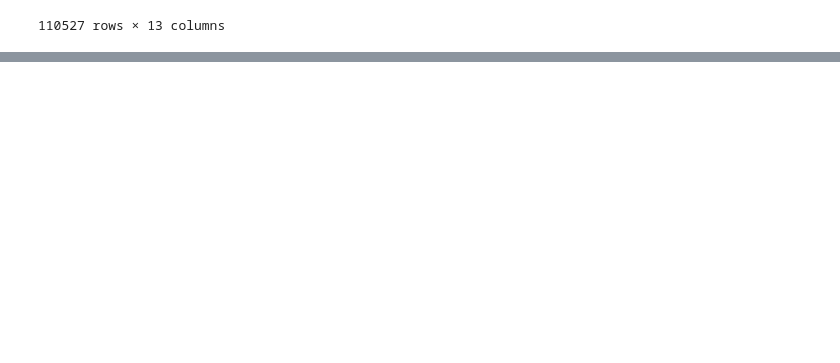
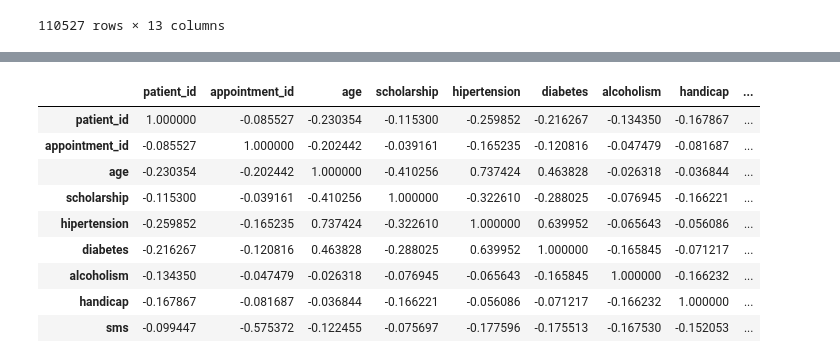
Before and after one commit to annesteinbach/supervised_learning_implementation, a Jupyter notebook: supervised_learning.ipynb, the cells around one changed output, grey strips where cells are left out. Saved outputs shown, nothing was run; the diff lists cells and outputs as text; code cells hidden in the pictures; blank space fills up the shorter version.

```diff
--- a/supervised_learning.ipynb
+++ b/supervised_learning.ipynb
@@ -167,0 +128,13 @@ Name: patient_id, Length: 62299, dtype: int64
+# %%
+df.corr()
+# %% [output]
+|  | patient_id | appointment_id | age | scholarship | hipertension | diabetes | alcoholism | handicap | ... |
+| patient_id | 1.000000 | -0.085527 | -0.230354 | -0.115300 | -0.259852 | -0.216267 | -0.134350 | -0.167867 | ... |
+| appointment_id | -0.085527 | 1.000000 | -0.202442 | -0.039161 | -0.165235 | -0.120816 | -0.047479 | -0.081687 | ... |
+| age | -0.230354 | -0.202442 | 1.000000 | -0.410256 | 0.737424 | 0.463828 | -0.026318 | -0.036844 | ... |
+| scholarship | -0.115300 | -0.039161 | -0.410256 | 1.000000 | -0.322610 | -0.288025 | -0.076945 | -0.166221 | ... |
+| hipertension | -0.259852 | -0.165235 | 0.737424 | -0.322610 | 1.000000 | 0.639952 | -0.065643 | -0.056086 | ... |
+| diabetes | -0.216267 | -0.120816 | 0.463828 | -0.288025 | 0.639952 | 1.000000 | -0.165845 | -0.071217 | ... |
+| alcoholism | -0.134350 | -0.047479 | -0.026318 | -0.076945 | -0.065643 | -0.165845 | 1.000000 | -0.166232 | ... |
+| handicap | -0.167867 | -0.081687 | -0.036844 | -0.166221 | -0.056086 | -0.071217 | -0.166232 | 1.000000 | ... |
+| sms | -0.099447 | -0.575372 | -0.122455 | -0.075697 | -0.177596 | -0.175513 | -0.167530 | -0.152053 | ... |
```
Also changed, not shown: parts of 25 cells of this notebook.
